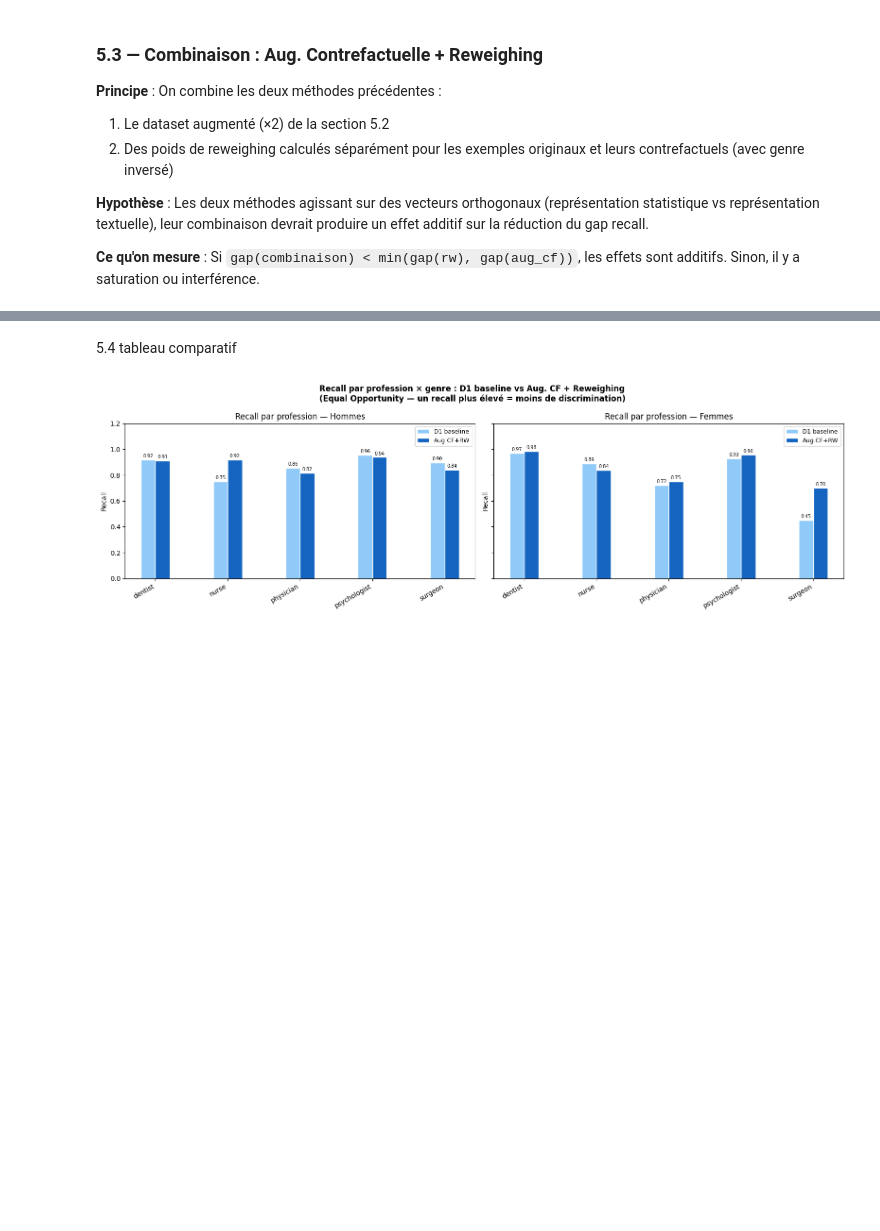
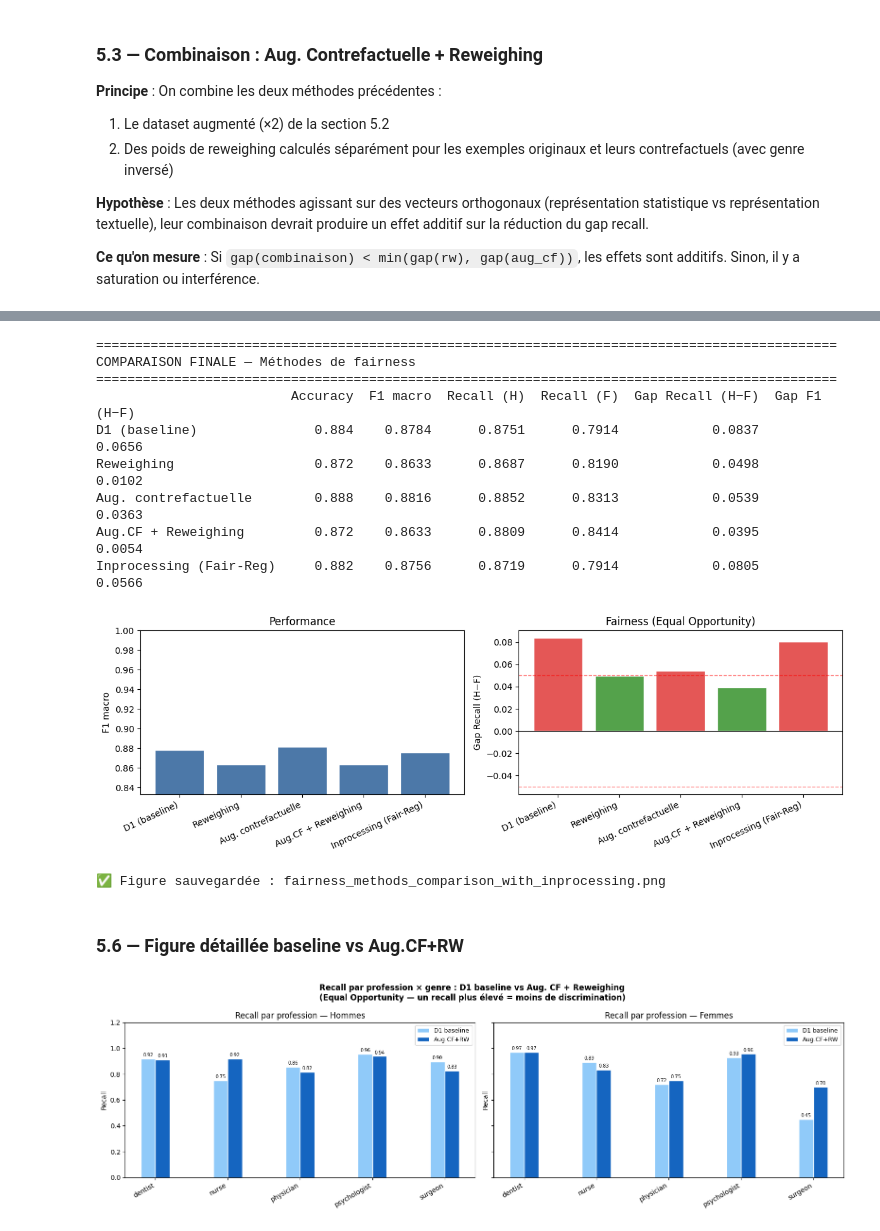
Before and after one commit to OsmanBagci3/NLP_fairness_project, a Jupyter notebook: fairness_vf.ipynb, the cells around one changed output, grey strips where cells are left out. Drawn from its saved outputs; the diff is of its cells as text; code cells hidden in the pictures; blank space fills up the shorter version.

Commit message:
Refine fairness section and add in-processing fair regularization

```diff
--- a/fairness_vf.ipynb
+++ b/fairness_vf.ipynb
@@ -236,12 +221,16 @@ Deux versions de prétraitement sont créées à partir du `full_text` brut :
 
 > ⚠️ D1 sera notre prétraitement de référence pour les sections 3–5. D1n sert de comparaison dans la section 2.
 # %%
-
 import re
 
 # ── D1 : Masquage des mots-métiers → [PROF] ──────────────────────────
 profession_terms = list(CLASS_NAMES)
 extra_terms = [
+    # Professions principales + variantes explicites
+    "dentist", "dentists", "dental", "dentistry",
+    "psychologist", "psychologists", "psychology", "psychological",
+
+    # Variantes médicales générales
     "physician", "physicians", "doctor", "doctors", "nurse", "nurses", "nursing",
     "surgeon", "surgeons", "surgery", "psychiatrist", "psychiatrists", "psychiatry",
     "pediatrician", "pediatricians", "pediatrics", "paediatrics",
@@ -1035,5 +1179,68 @@ for gender in ["Male", "Female"]:
+# %%
+# ── 5.5 Comparaison finale (avec In-processing Fair-Reg) ─────────────
+order = [
+    "D1 (baseline)",
+    "Reweighing",
+    "Aug. contrefactuelle",
+    "Aug.CF + Reweighing",
+    "Inprocessing (Fair-Reg)",
+]
+
+df_final = pd.DataFrame(results_all).T
+df_final = df_final.loc[[m for m in order if m in df_final.index], [
+    "Accuracy", "F1 macro", "Recall (H)", "Recall (F)", "Gap Recall (H−F)", "Gap F1 (H−F)"
+]].round(4)
+
+print("=" * 95)
+print("COMPARAISON FINALE — Méthodes de fairness")
+print("=" * 95)
+print(df_final.to_string())
+
+fig, axes = plt.subplots(1, 2, figsize=(12, 4))
+x = np.arange(len(df_final))
+
+# Performance
+axes[0].bar(x, df_final["F1 macro"].values, color="#4c78a8", edgecolor="white")
+axes[0].set_xticks(x)
+axes[0].set_xticklabels(df_final.index, rotation=25, ha="right")
+axes[0].set_ylabel("F1 macro")
+axes[0].set_title("Performance")
+axes[0].set_ylim(df_final["F1 macro"].min() - 0.03, 1.0)
+
+# Fairness gap
+gaps = df_final["Gap Recall (H−F)"].values
+axes[1].bar(
+    x,
+    gaps,
+    color=["#e45756" if abs(g) > 0.05 else "#54a24b" for g in gaps],
+    edgecolor="white"
+)
+axes[1].axhline(0, color="black", linewidth=0.8)
+axes[1].axhline(0.05, color="red", linestyle="--", linewidth=1, alpha=0.5)
+axes[1].axhline(-0.05, color="red", linestyle="--", linewidth=1, alpha=0.5)
+axes[1].set_xticks(x)
+axes[1].set_xticklabels(df_final.index, rotation=25, ha="right")
+axes[1].set_ylabel("Gap Recall (H−F)")
+axes[1].set_title("Fairness (Equal Opportunity)")
+
+plt.tight_layout()
+plt.savefig("fairness_methods_comparison_with_inprocessing.png", dpi=150, bbox_inches="tight")
+plt.show()
+print("✅ Figure sauvegardée : fairness_methods_comparison_with_inprocessing.png")
+# %% [output]
+===============================================================================================
+COMPARAISON FINALE — Méthodes de fairness
+===============================================================================================
+                         Accuracy  F1 macro  Recall (H)  Recall (F)  Gap Recall (H−F)  Gap F1 (H−F)
+D1 (baseline)               0.884    0.8784      0.8751      0.7914            0.0837        0.0656
+Reweighing                  0.872    0.8633      0.8687      0.8190            0.0498        0.0102
+Aug. contrefactuelle        0.888    0.8816      0.8852      0.8313            0.0539        0.0363
+Aug.CF + Reweighing         0.872    0.8633      0.8809      0.8414            0.0395        0.0054
+Inprocessing (Fair-Reg)     0.882    0.8756      0.8719      0.7914            0.0805        0.0566
+[figure, added]
+✅ Figure sauvegardée : fairness_methods_comparison_with_inprocessing.png
 # %% [markdown]
-5.4 tableau comparatif
+### 5.6 — Figure détaillée baseline vs Aug.CF+RW
 # %%
 # ── Figure : recall par genre × profession — avant vs après ──────────
 x = np.arange(N_CLASSES)
```
Also changed, not shown: parts of 16 cells of this notebook.
